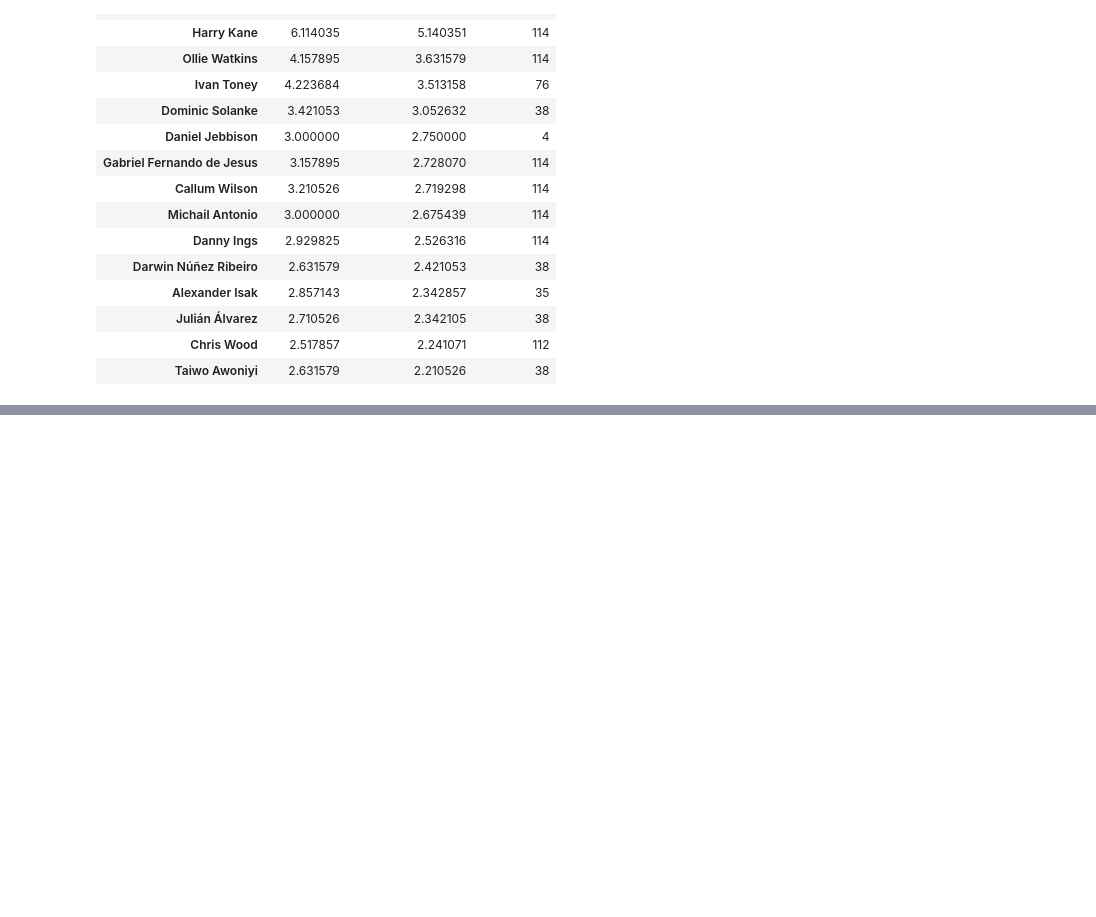
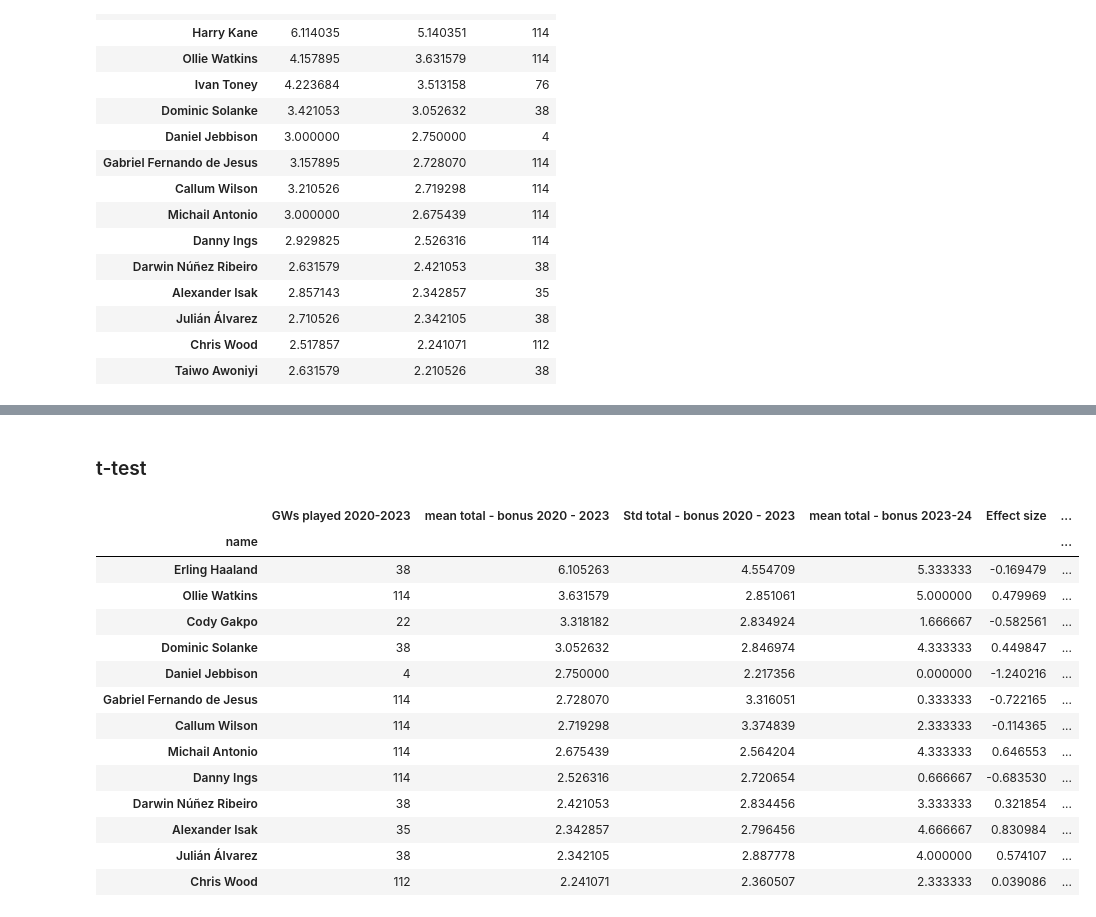
Before and after one commit to cooke99/PL-Analysis, a Jupyter notebook: Forward Player Analysis.ipynb, the cells around one changed output, grey strips where cells are left out. Drawn from its saved outputs; the diff is of its cells as text; code cells hidden in the pictures; blank space fills up the shorter version.

```diff
--- a/Forward Player Analysis.ipynb
+++ b/Forward Player Analysis.ipynb
@@ -352,0 +616,3 @@ Actually, maybe take all FWDs this season and use this to filter forwards from 2
+# %%
+method_3_results = method_3_results.join(pts_std, how='left')
+method_3_results
@@ -352,0 +639,4 @@ Actually, maybe take all FWDs this season and use this to filter forwards from 2
+# %%
+mean_pts_2023_24 = data_2023_24.loc[data_2023_24.name.isin(top_15_FWDs),['name','total - bonus points']].groupby(['name']).mean()
+mean_pts_2023_24.rename(columns={'total - bonus points':'mean total - bonus 2023-24'}, inplace = True)
+mean_pts_2023_24
@@ -352,0 +661,4 @@ Actually, maybe take all FWDs this season and use this to filter forwards from 2
+# %%
+method_3_results = method_3_results.join(mean_pts_2023_24, how = 'left')
+method_3_results.drop(labels=['Harry Kane', 'Ivan Toney'], inplace = True)
+method_3_results
@@ -352,0 +687,5 @@ Actually, maybe take all FWDs this season and use this to filter forwards from 2
+# %%
+method_3_results['Effect size'] = (method_3_results['mean total - bonus 2023-24'] - \
+                                   method_3_results['mean total - bonus 2020 - 2023'])\
+                                    /method_3_results['Std total - bonus 2020 - 2023']
+method_3_results
@@ -352,0 +708,21 @@ Actually, maybe take all FWDs this season and use this to filter forwards from 2
+# %% [markdown]
+### t-test
+# %%
+method_3_results['n'] = len(data_2023_24['GW'].unique()) # Sample size
+method_3_results
+# %% [output]
+|  | GWs played 2020-2023 | mean total - bonus 2020 - 2023 | Std total - bonus 2020 - 2023 | mean total - bonus 2023-24 | Effect size | ... |
+| name |  |  |  |  |  | ... |
+| Erling Haaland | 38 | 6.105263 | 4.554709 | 5.333333 | -0.169479 | ... |
+| Ollie Watkins | 114 | 3.631579 | 2.851061 | 5.000000 | 0.479969 | ... |
+| Cody Gakpo | 22 | 3.318182 | 2.834924 | 1.666667 | -0.582561 | ... |
+| Dominic Solanke | 38 | 3.052632 | 2.846974 | 4.333333 | 0.449847 | ... |
+| Daniel Jebbison | 4 | 2.750000 | 2.217356 | 0.000000 | -1.240216 | ... |
+| Gabriel Fernando de Jesus | 114 | 2.728070 | 3.316051 | 0.333333 | -0.722165 | ... |
+| Callum Wilson | 114 | 2.719298 | 3.374839 | 2.333333 | -0.114365 | ... |
+| Michail Antonio | 114 | 2.675439 | 2.564204 | 4.333333 | 0.646553 | ... |
+| Danny Ings | 114 | 2.526316 | 2.720654 | 0.666667 | -0.683530 | ... |
+| Darwin Núñez Ribeiro | 38 | 2.421053 | 2.834456 | 3.333333 | 0.321854 | ... |
+| Alexander Isak | 35 | 2.342857 | 2.796456 | 4.666667 | 0.830984 | ... |
+| Julián Álvarez | 38 | 2.342105 | 2.887778 | 4.000000 | 0.574107 | ... |
+| Chris Wood | 112 | 2.241071 | 2.360507 | 2.333333 | 0.039086 | ... |
```
Also changed, not shown: parts of 32 cells of this notebook.
